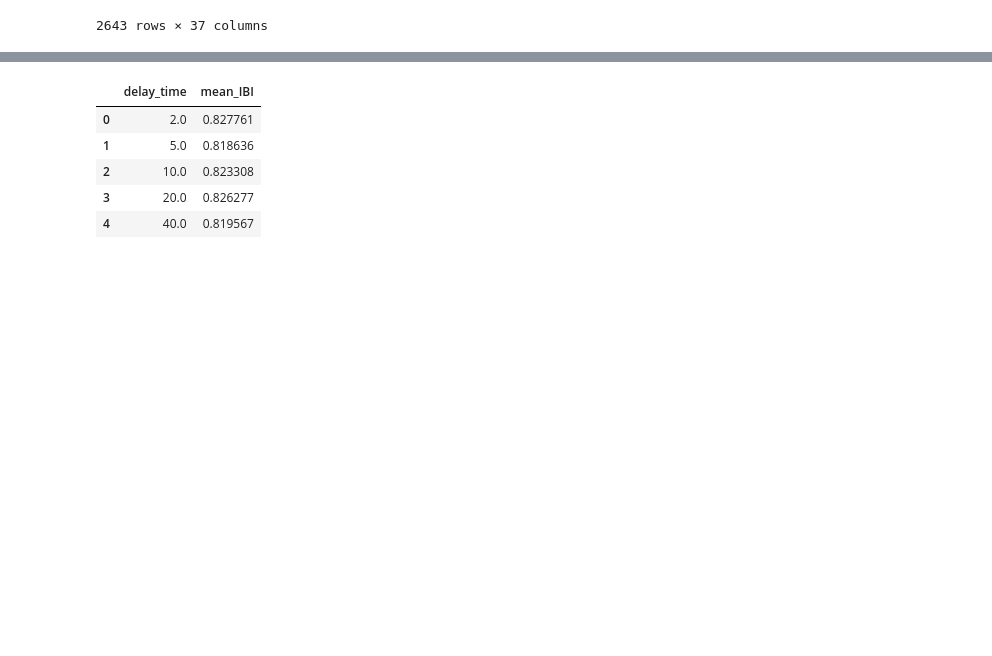
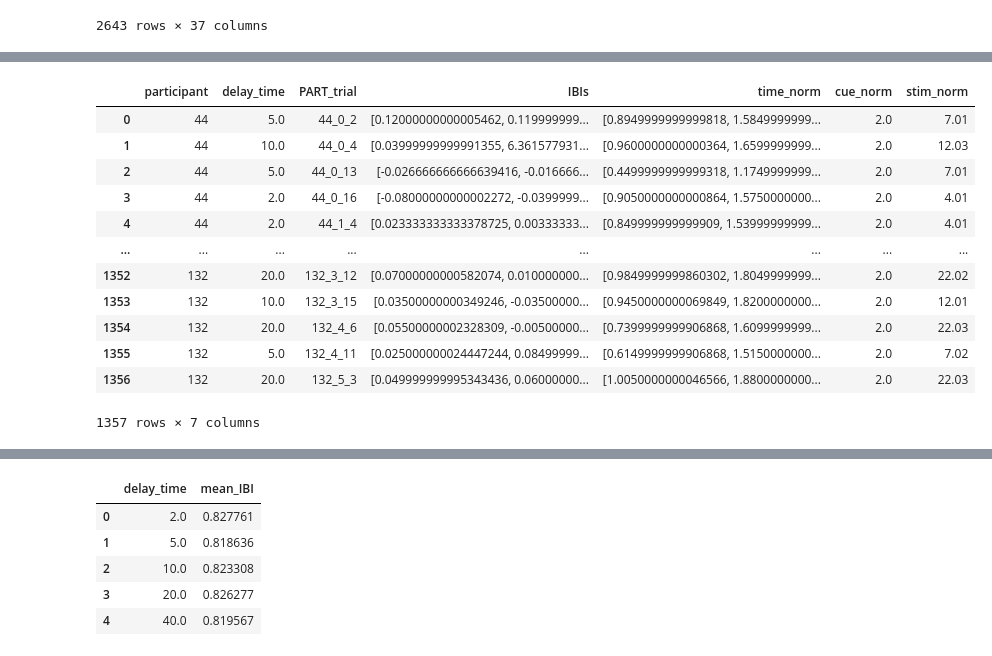
Before and after one commit to stelladongjz/Anticip_EKG_Analysis, a Jupyter notebook: Stella_AvAnt2025_AnalysisEKG_fromPreproc.ipynb, the cells around one changed output, grey strips where cells are left out. Cells and saved outputs as stored; diff of their text form; code cells hidden in the pictures; blank space fills up the shorter version.

```diff
--- a/Stella_AvAnt2025_AnalysisEKG_fromPreproc.ipynb
+++ b/Stella_AvAnt2025_AnalysisEKG_fromPreproc.ipynb
@@ -480,0 +635,16 @@ part_avg_stimNoInfo
+# %%
+stimInfo_scream_ibis
+# %% [output]
+|  | participant | delay_time | PART_trial | IBIs | time_norm | cue_norm | stim_norm |
+| 0 | 44 | 5.0 | 44_0_2 | [0.12000000000005462, 0.119999999... | [0.8949999999999818, 1.5849999999... | 2.0 | 7.01 |
+| 1 | 44 | 10.0 | 44_0_4 | [0.03999999999991355, 6.361577931... | [0.9600000000000364, 1.6599999999... | 2.0 | 12.03 |
+| 2 | 44 | 5.0 | 44_0_13 | [-0.026666666666639416, -0.016666... | [0.4499999999999318, 1.1749999999... | 2.0 | 7.01 |
+| 3 | 44 | 2.0 | 44_0_16 | [-0.08000000000002272, -0.0399999... | [0.9050000000000864, 1.5750000000... | 2.0 | 4.01 |
+| 4 | 44 | 2.0 | 44_1_4 | [0.023333333333378725, 0.00333333... | [0.849999999999909, 1.53999999999... | 2.0 | 4.01 |
+| ... | ... | ... | ... | ... | ... | ... | ... |
+| 1352 | 132 | 20.0 | 132_3_12 | [0.07000000000582074, 0.010000000... | [0.9849999999860302, 1.8049999999... | 2.0 | 22.02 |
+| 1353 | 132 | 10.0 | 132_3_15 | [0.03500000000349246, -0.03500000... | [0.9450000000069849, 1.8200000000... | 2.0 | 12.01 |
+| 1354 | 132 | 20.0 | 132_4_6 | [0.05500000002328309, -0.00500000... | [0.7399999999906868, 1.6099999999... | 2.0 | 22.03 |
+| 1355 | 132 | 5.0 | 132_4_11 | [0.025000000024447244, 0.08499999... | [0.6149999999906868, 1.5150000000... | 2.0 | 7.02 |
+| 1356 | 132 | 20.0 | 132_5_3 | [0.049999999995343436, 0.06000000... | [1.0050000000046566, 1.8800000000... | 2.0 | 22.03 |
+1357 rows × 7 columns
```
Also changed, not shown: parts of 18 cells of this notebook.
